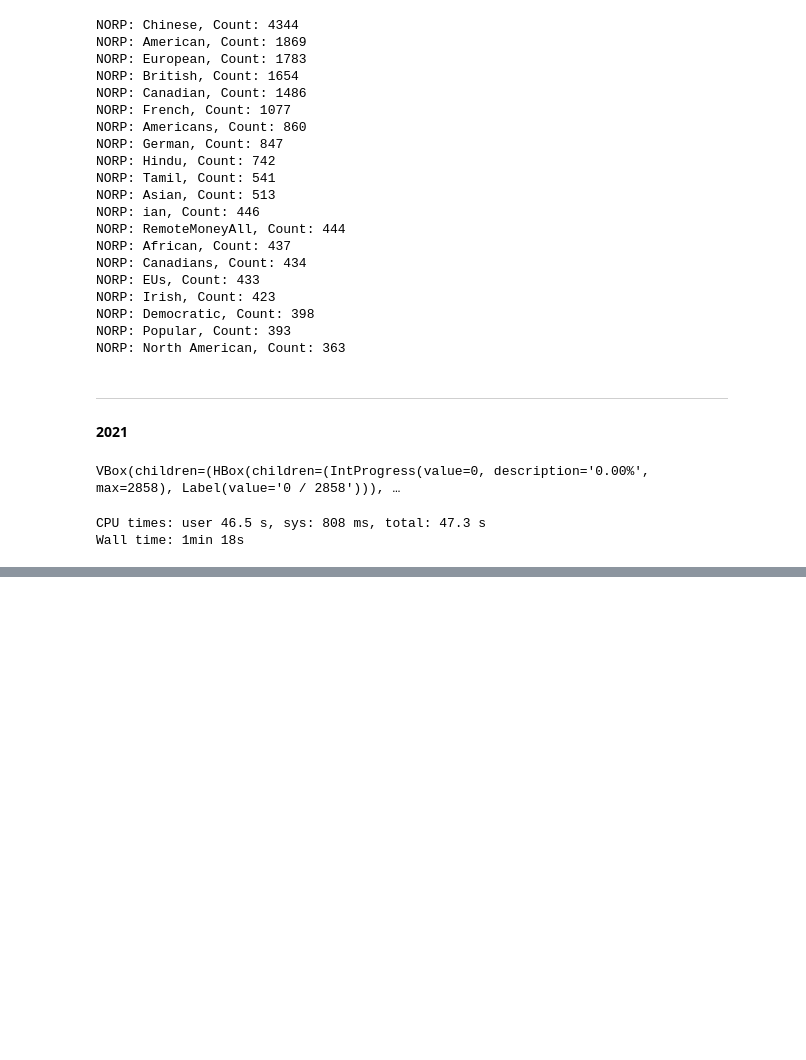
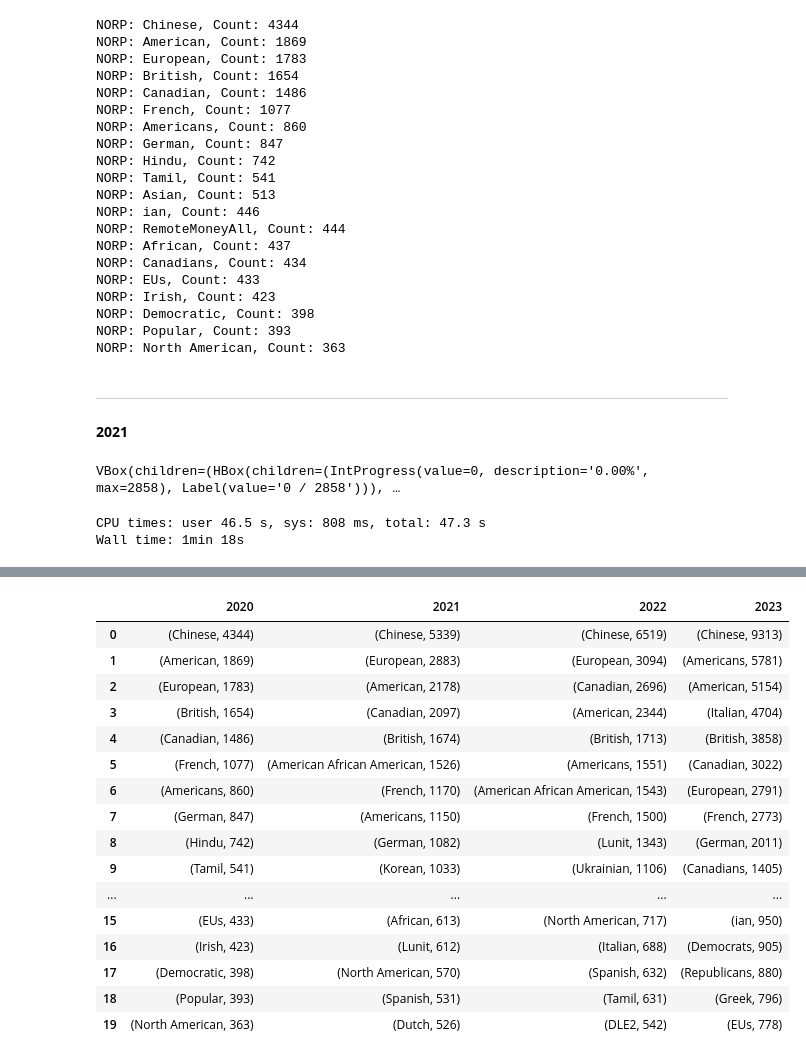
Before and after one commit to kshitij-mittal/Impact_Analysis_GenAI, a Jupyter notebook: 061_EntityExtraction_Spacy.ipynb, the cells around one changed output, grey strips where cells are left out. Drawn from its saved outputs; the diff is of its cells as text; code cells hidden in the pictures; blank space fills up the shorter version.

```diff
--- a/061_EntityExtraction_Spacy.ipynb
+++ b/061_EntityExtraction_Spacy.ipynb
@@ -306,0 +411,21 @@ Wall time: 14min 56s
+# %%
+NORM_trend=pd.DataFrame({'2020':top_20_norm_2020,'2021':top_20_norm_2021,'2022':top_20_norm_2022, '2023':top_20_norm_2023})
+NORM_trend
+# %% [output]
+|  | 2020 | 2021 | 2022 | 2023 |
+| 0 | (Chinese, 4344) | (Chinese, 5339) | (Chinese, 6519) | (Chinese, 9313) |
+| 1 | (American, 1869) | (European, 2883) | (European, 3094) | (Americans, 5781) |
+| 2 | (European, 1783) | (American, 2178) | (Canadian, 2696) | (American, 5154) |
+| 3 | (British, 1654) | (Canadian, 2097) | (American, 2344) | (Italian, 4704) |
+| 4 | (Canadian, 1486) | (British, 1674) | (British, 1713) | (British, 3858) |
+| 5 | (French, 1077) | (American African American, 1526) | (Americans, 1551) | (Canadian, 3022) |
+| 6 | (Americans, 860) | (French, 1170) | (American African American, 1543) | (European, 2791) |
+| 7 | (German, 847) | (Americans, 1150) | (French, 1500) | (French, 2773) |
+| 8 | (Hindu, 742) | (German, 1082) | (Lunit, 1343) | (German, 2011) |
+| 9 | (Tamil, 541) | (Korean, 1033) | (Ukrainian, 1106) | (Canadians, 1405) |
+| ... | ... | ... | ... | ... |
+| 15 | (EUs, 433) | (African, 613) | (North American, 717) | (ian, 950) |
+| 16 | (Irish, 423) | (Lunit, 612) | (Italian, 688) | (Democrats, 905) |
+| 17 | (Democratic, 398) | (North American, 570) | (Spanish, 632) | (Republicans, 880) |
+| 18 | (Popular, 393) | (Spanish, 531) | (Tamil, 631) | (Greek, 796) |
+| 19 | (North American, 363) | (Dutch, 526) | (DLE2, 542) | (EUs, 778) |
```
Also changed, not shown: parts of 17 cells of this notebook, 4 other files.
